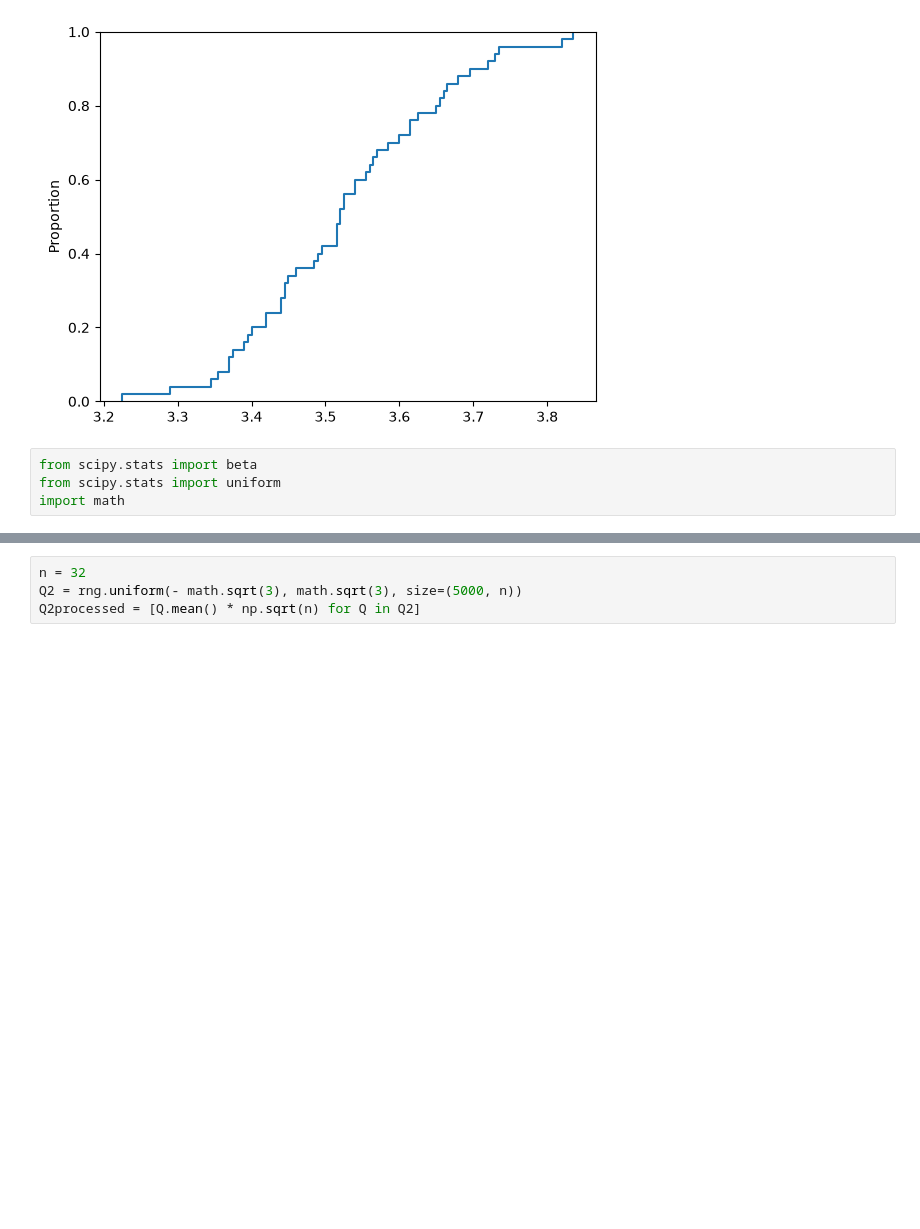
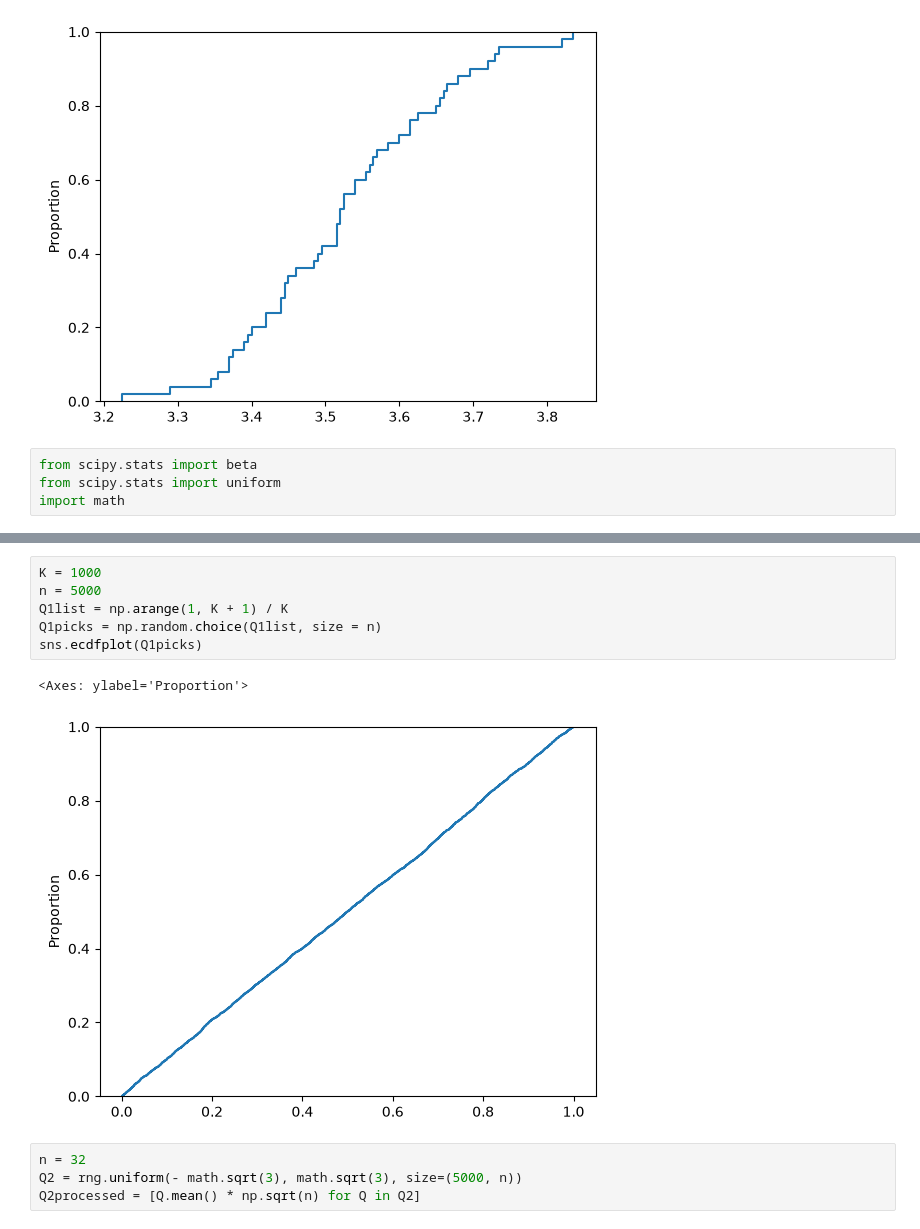
Before and after one commit to sjy3pb/uu_categorical_and_numeric, a Jupyter notebook: thursday_lab/cat_num_lab.ipynb, the cells around one changed output, grey strips where cells are left out. Cells and saved outputs as stored; diff of their text form; blank space fills up the shorter version.

```diff
--- a/thursday_lab/cat_num_lab.ipynb
+++ b/thursday_lab/cat_num_lab.ipynb
@@ -33,3 +33,12 @@ sns.ecdfplot(Q1picks)
+# %%
+K = 1000
+n = 5000
+Q1list = np.arange(1, K + 1) / K
+Q1picks = np.random.choice(Q1list, size = n)
+sns.ecdfplot(Q1picks)
+# %% [output]
+<Axes: ylabel='Proportion'>
+[figure, added]
 # %%
 n = 32
 Q2 = rng.uniform(- math.sqrt(3), math.sqrt(3), size=(5000, n))
```
Also changed, not shown: parts of 8 cells of this notebook, 1 other file.
